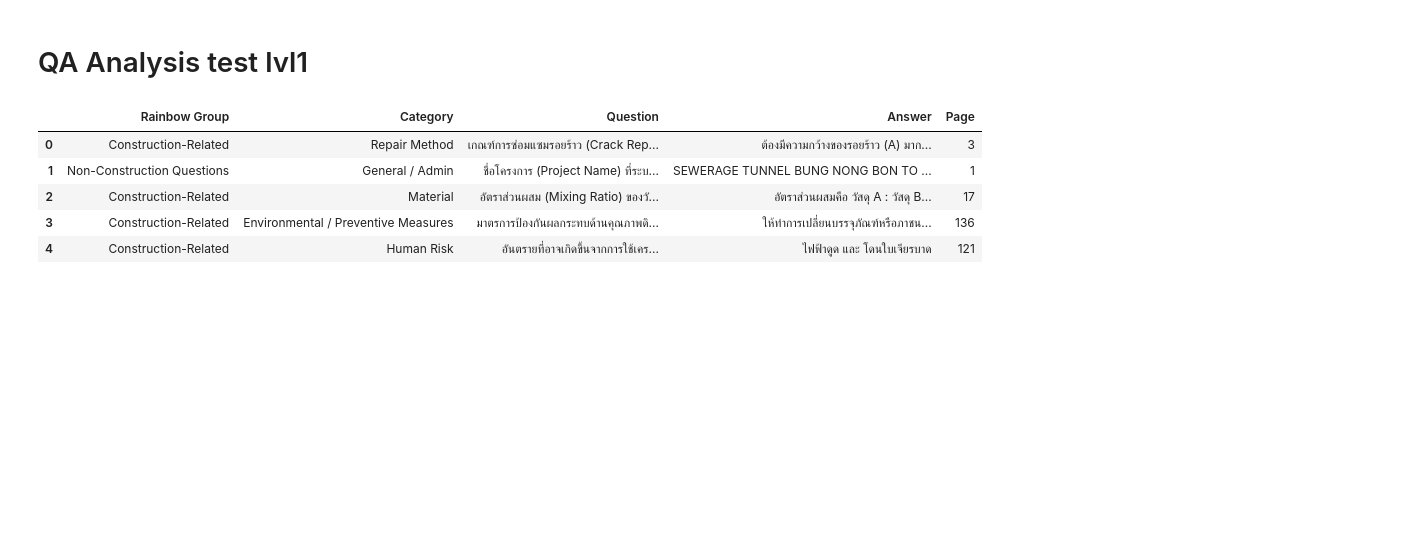
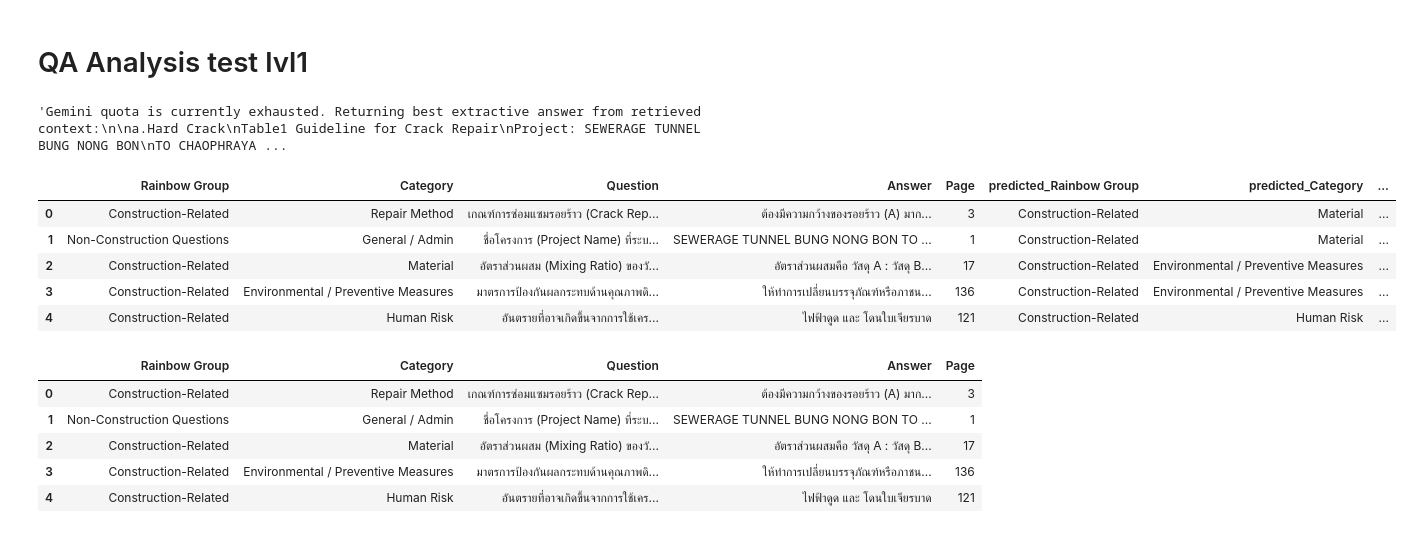
Before and after one commit to BoltonAthitDavies/LLM_Construction, a Jupyter notebook: script/QA_generationv2.ipynb, the cells around one changed output. Drawn from its saved outputs; the diff is of its cells as text; code cells hidden in the pictures; blank space fills up the shorter version.

Commit message:
add default answer workflow

```diff
--- a/script/QA_generationv2.ipynb
+++ b/script/QA_generationv2.ipynb
@@ -1582,6 +1582,21 @@ qa8
 ... (4 outputs left out)
 # %% [markdown]
 # QA Analysis test lvl1
+# %%
+result = pd.read_csv(f'{root_path}\\tablev2\\QA_test_predicted.csv')
+# %%
+result['predicted_raw_answer'][0]
+# %% [output]
+'Gemini quota is currently exhausted. Returning best extractive answer from retrieved context:\n\na.Hard Crack\nTable1 Guideline for Crack Repair\nProject: SEWERAGE TUNNEL BUNG NONG BON\nTO CHAOPHRAYA ...
+# %%
+result.head()
+# %% [output]
+|  | Rainbow Group | Category | Question | Answer | Page | predicted_Rainbow Group | predicted_Category | ... |
+| 0 | Construction-Related | Repair Method | เกณฑ์การซ่อมแซมรอยร้าว (Crack Rep... | ต้องมีความกว้างของรอยร้าว (A) มาก... | 3 | Construction-Related | Material | ... |
+| 1 | Non-Construction Questions | General / Admin | ชื่อโครงการ (Project Name) ที่ระบ... | SEWERAGE TUNNEL BUNG NONG BON TO ... | 1 | Construction-Related | Material | ... |
+| 2 | Construction-Related | Material | อัตราส่วนผสม (Mixing Ratio) ของวั... | อัตราส่วนผสมคือ วัสดุ A : วัสดุ B... | 17 | Construction-Related | Environmental / Preventive Measures | ... |
+| 3 | Construction-Related | Environmental / Preventive Measures | มาตรการป้องกันผลกระทบด้านคุณภาพดิ... | ให้ทำการเปลี่ยนบรรจุภัณฑ์หรือภาชน... | 136 | Construction-Related | Environmental / Preventive Measures | ... |
+| 4 | Construction-Related | Human Risk | อันตรายที่อาจเกิดขึ้นจากการใช้เคร... | ไฟฟ้าดูด และ โดนใบเจียรบาด | 121 | Construction-Related | Human Risk | ... |
 # %%
 qa_lvl1 = pd.read_csv(f'{root_path}\\tablev2\\QA_test.csv')
 qa_lvl1.head()
```
Also changed, not shown: parts of 1 cell of this notebook, 3 other files.
